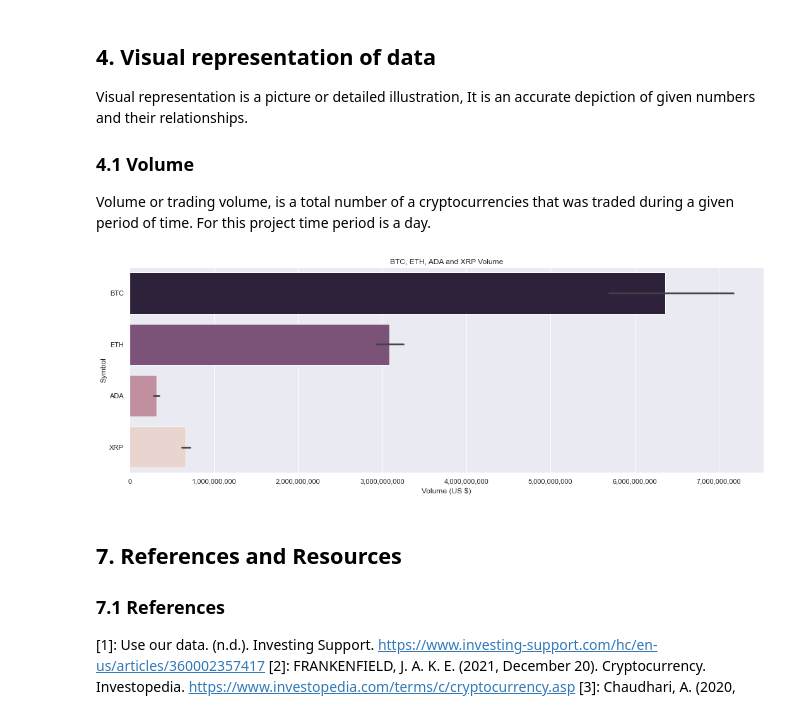
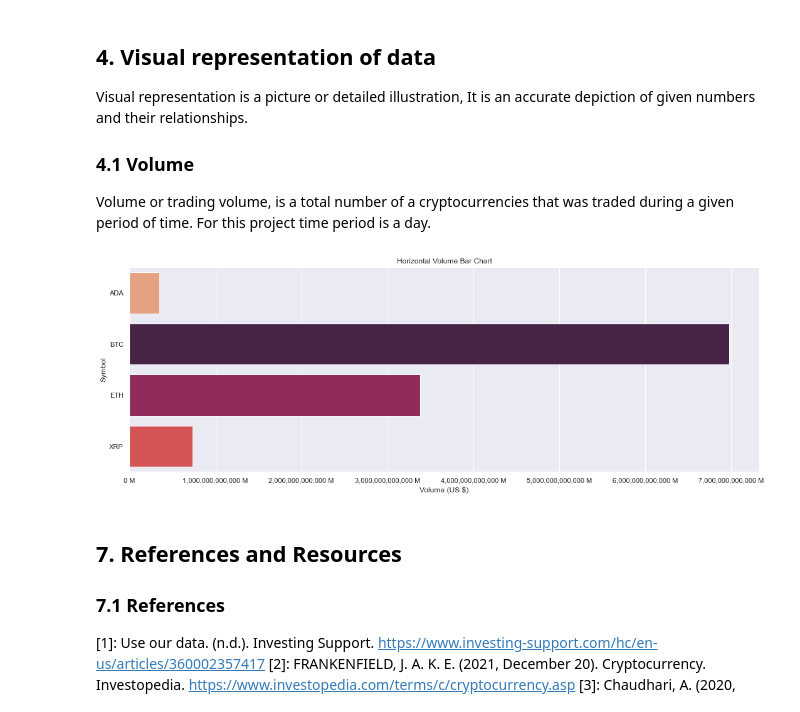
Before and after one commit to gshudhanshu/CM2015-Programming-with-data_Mid-term, a Jupyter notebook: CM2015_Mid-term.ipynb, the cells around one changed output. Drawn from its saved outputs; the diff is of its cells as text; code cells hidden in the pictures.

Commit message:
Ploting vol graph

```diff
--- a/CM2015_Mid-term.ipynb
+++ b/CM2015_Mid-term.ipynb
@@ -259,4 +259,4 @@ for i, row in coinsHistoryCSV.iterrows():
     row = strToNum(coinsHistoryCSV['Volume'][i])
     coinsHistoryCSV.iat[i, 6] = row
 
-coinsHistoryCSV
+coinsHistoryCSV['Volume $'] = coinsHistoryCSV['Volume'] * coinsHistoryCSV['Price']
@@ -284,28 +270,34 @@ For this project time period is a day.
 # %%
 # Plotting volume graph for BTC, ETH, ADA and XRP cryptocurrencies
 
-currency = coinsHistoryCSV.Symbol
-volume = coinsHistoryCSV.Volume * coinsHistoryCSV.Price
+volumeSumDF = coinsHistoryCSV.groupby(['Symbol'])['Volume $'].sum().reset_index()
+volumeRank = np.array( volumeSumDF['Volume $'].argsort())
 
-uniqueSymbols = currency.unique()
 
 fig, ax = plt.subplots(figsize=(18,6))
-g = sns.barplot( y = currency, x = volume, palette=sns.cubehelix_palette(len(uniqueSymbols), reverse=True))
+
+# Generating color palette
+colorPalette = sns.color_palette("rocket", len(volumeSumDF))
+
+# Using seaborn and matplotlib creating barplot graph info
+g = sns.barplot( y = volumeSumDF['Symbol'], x = volumeSumDF['Volume $'], palette=np.array(colorPalette[::-1])[volumeRank], ci = None)
 
 # Labels
-plt.title("BTC, ETH, ADA and XRP Volume")
+plt.title("Horizontal Volume Bar Chart")
 ax.set_xlabel('Volume (US $)')
 
-label_format = '{:,.0f}'
+label_format = '{:,.00f} M'
+
 # fixing yticks with matplotlib.ticker "FixedLocator"
 ticks_loc = ax.get_xticks().tolist()
 ax.xaxis.set_major_locator(mticker.FixedLocator(ticks_loc))
 ax.set_xticklabels([label_format.format(x) for x in ticks_loc])
 
+# Converting barplot graph info into a image
 fig=plt.gcf()
 plt.show()
 # %% [output]
-[figure, old version]
+[figure, new version]
 # %% [markdown]
 ## 7. References and Resources
 ### 7.1 References
```
Also changed, not shown: parts of 1 cell of this notebook.
